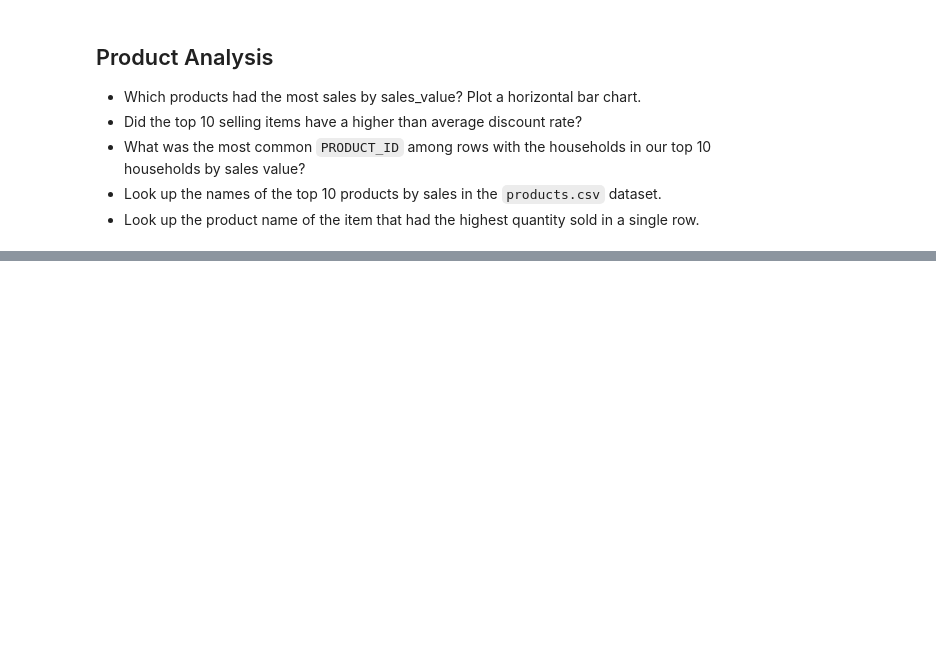
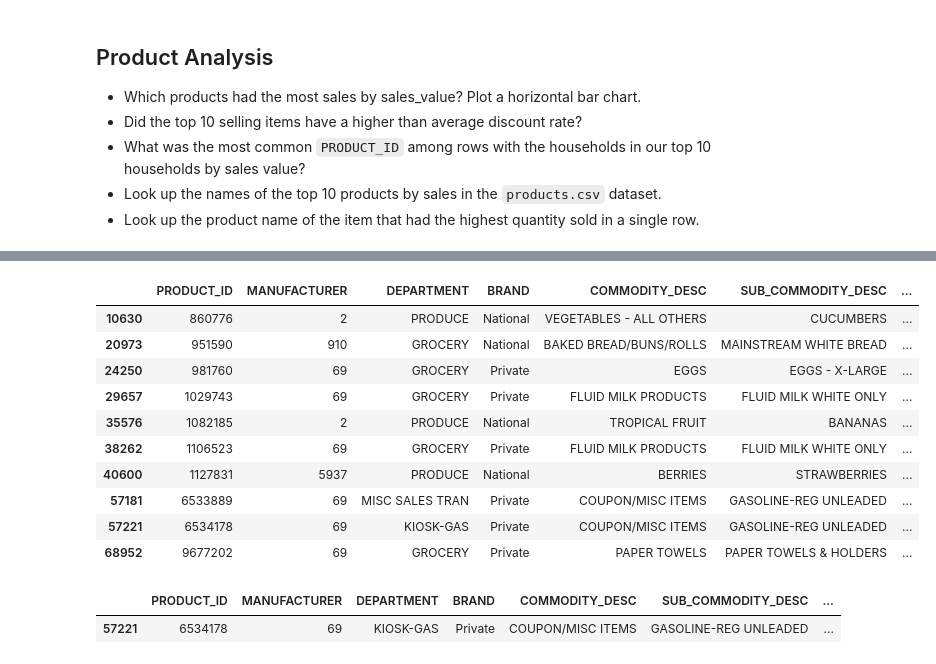
Before and after one commit to tessam30/analyze_this, a Jupyter notebook: Scripts/section06_midcourse_project.ipynb, the cells around one changed output, grey strips where cells are left out. Cells and saved outputs as stored; diff of their text form; code cells hidden in the pictures; blank space fills up the shorter version.

Commit message:
update midcourse project answers

```diff
--- a/Scripts/section06_midcourse_project.ipynb
+++ b/Scripts/section06_midcourse_project.ipynb
@@ -278,0 +342,6 @@ hh_sum.sort_values("SALES_VALUE", ascending = True)
+# %%
+# Read in the products table, use the index
+prod_path = "/Users/tim/Documents/Github/analyze_this/Python/Exercise Files/Pandas Course Resources/Pandas Course Resources/project_data/product.csv"
+prod_df = pd.read_csv(prod_path)
+
+prod_df.head(5)
@@ -278,0 +355,24 @@ hh_sum.sort_values("SALES_VALUE", ascending = True)
+# %%
+# Filter product table to products from prior cell
+prod_df.query("PRODUCT_ID in @prod_freq")
+# %% [output]
+|  | PRODUCT_ID | MANUFACTURER | DEPARTMENT | BRAND | COMMODITY_DESC | SUB_COMMODITY_DESC | ... |
+| 10630 | 860776 | 2 | PRODUCE | National | VEGETABLES - ALL OTHERS | CUCUMBERS | ... |
+| 20973 | 951590 | 910 | GROCERY | National | BAKED BREAD/BUNS/ROLLS | MAINSTREAM WHITE BREAD | ... |
+| 24250 | 981760 | 69 | GROCERY | Private | EGGS | EGGS - X-LARGE | ... |
+| 29657 | 1029743 | 69 | GROCERY | Private | FLUID MILK PRODUCTS | FLUID MILK WHITE ONLY | ... |
+| 35576 | 1082185 | 2 | PRODUCE | National | TROPICAL FRUIT | BANANAS | ... |
+| 38262 | 1106523 | 69 | GROCERY | Private | FLUID MILK PRODUCTS | FLUID MILK WHITE ONLY | ... |
+| 40600 | 1127831 | 5937 | PRODUCE | National | BERRIES | STRAWBERRIES | ... |
+| 57181 | 6533889 | 69 | MISC SALES TRAN | Private | COUPON/MISC ITEMS | GASOLINE-REG UNLEADED | ... |
+| 57221 | 6534178 | 69 | KIOSK-GAS | Private | COUPON/MISC ITEMS | GASOLINE-REG UNLEADED | ... |
+| 68952 | 9677202 | 69 | GROCERY | Private | PAPER TOWELS | PAPER TOWELS & HOLDERS | ... |
+# %%
+# Highest quantity sold, keep it dynamic
+top_prod_id = top_sellers.iloc[:1].index
+top_prod_id
+
+prod_df.query("PRODUCT_ID in @top_prod_id")
+# %% [output]
+|  | PRODUCT_ID | MANUFACTURER | DEPARTMENT | BRAND | COMMODITY_DESC | SUB_COMMODITY_DESC | ... |
+| 57221 | 6534178 | 69 | KIOSK-GAS | Private | COUPON/MISC ITEMS | GASOLINE-REG UNLEADED | ... |
```
Also changed, not shown: parts of 11 cells of this notebook.
